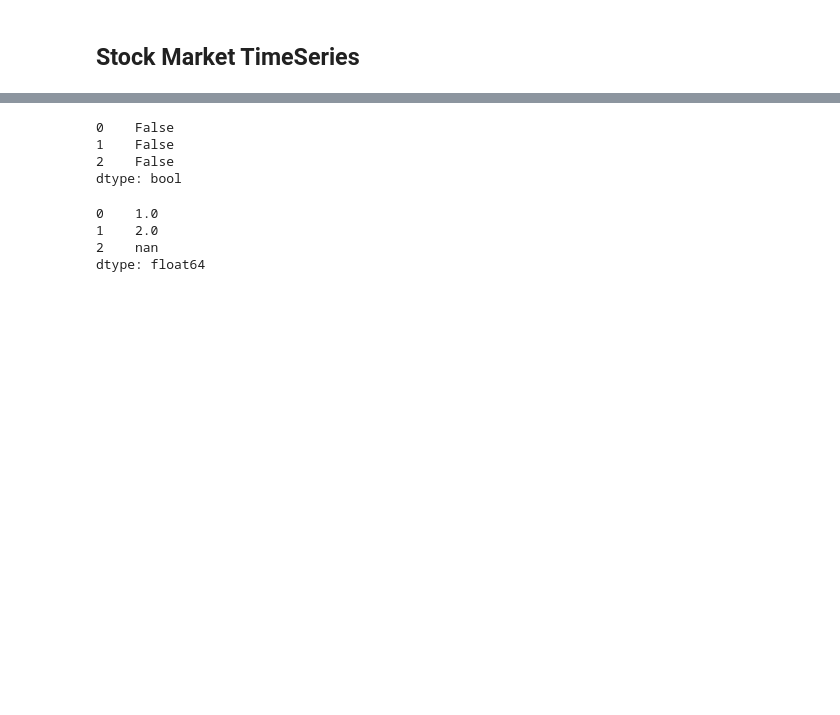
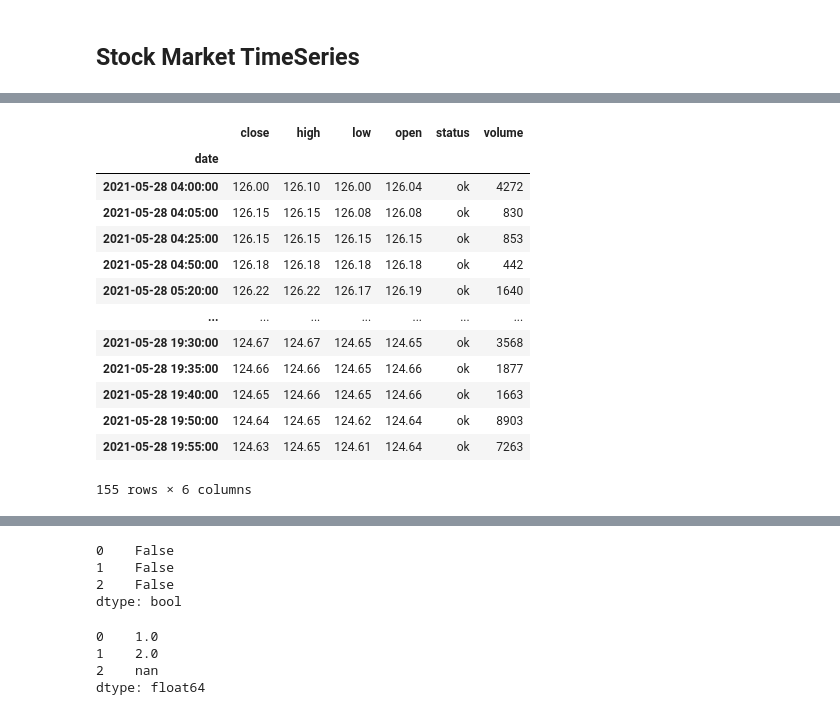
Before and after one commit to akladyous/stock-market-sentiment-analysis, a Jupyter notebook: stock_model.ipynb, the cells around one changed output, grey strips where cells are left out. Drawn from its saved outputs; the diff is of its cells as text; code cells hidden in the pictures; blank space fills up the shorter version.

```diff
--- a/stock_model.ipynb
+++ b/stock_model.ipynb
@@ -96,0 +69,3 @@ aapl_5m_df.loc[aapl_5m_df.index.date == date,['close']]
+# %%
+aapl_5m_df = pd.read_csv('./data/apple_5m.csv', parse_dates=['date'], date_parser=str2datetime)
+aapl_5m_df.set_index('date', inplace=True)
@@ -97 +98,20 @@ aapl_5m_df.loc[aapl_5m_df.index.date == date,['close']]
+# %%
+date = pd.to_datetime("2021-05-28")
+# %%
+aapl_5m_df[(aapl_5m_df.index.date == date)]
+# %% [output]
+|  | close | high | low | open | status | volume |
+| date |  |  |  |  |  |  |
+| 2021-05-28 04:00:00 | 126.00 | 126.10 | 126.00 | 126.04 | ok | 4272 |
+| 2021-05-28 04:05:00 | 126.15 | 126.15 | 126.08 | 126.08 | ok | 830 |
+| 2021-05-28 04:25:00 | 126.15 | 126.15 | 126.15 | 126.15 | ok | 853 |
+| 2021-05-28 04:50:00 | 126.18 | 126.18 | 126.18 | 126.18 | ok | 442 |
+| 2021-05-28 05:20:00 | 126.22 | 126.22 | 126.17 | 126.19 | ok | 1640 |
+| ... | ... | ... | ... | ... | ... | ... |
+| 2021-05-28 19:30:00 | 124.67 | 124.67 | 124.65 | 124.65 | ok | 3568 |
+| 2021-05-28 19:35:00 | 124.66 | 124.66 | 124.65 | 124.66 | ok | 1877 |
+| 2021-05-28 19:40:00 | 124.65 | 124.66 | 124.65 | 124.66 | ok | 1663 |
+| 2021-05-28 19:50:00 | 124.64 | 124.65 | 124.62 | 124.64 | ok | 8903 |
+| 2021-05-28 19:55:00 | 124.63 | 124.65 | 124.61 | 124.64 | ok | 7263 |
+155 rows × 6 columns
 # %%
```
Also changed, not shown: parts of 11 cells of this notebook, 1 other file.
